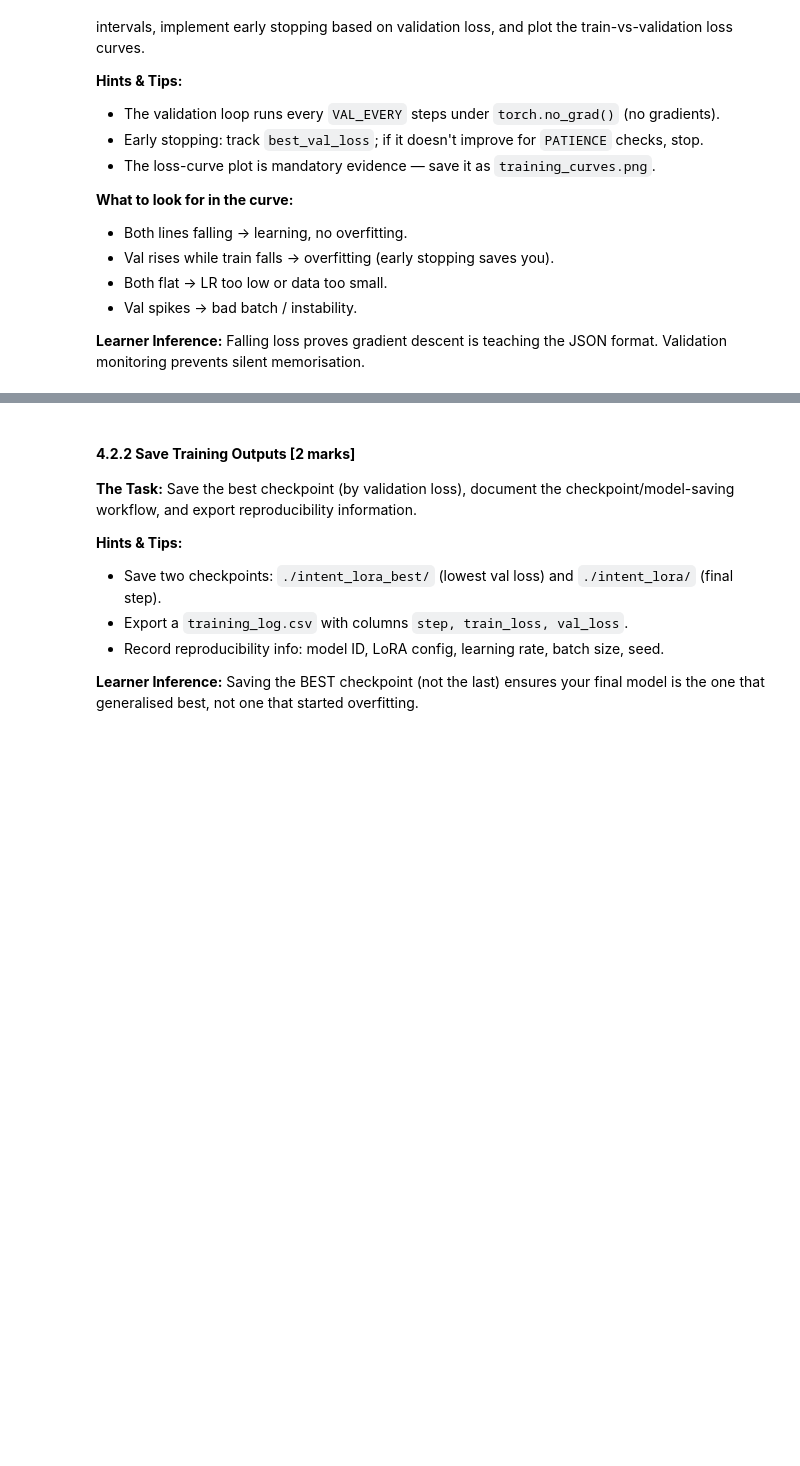
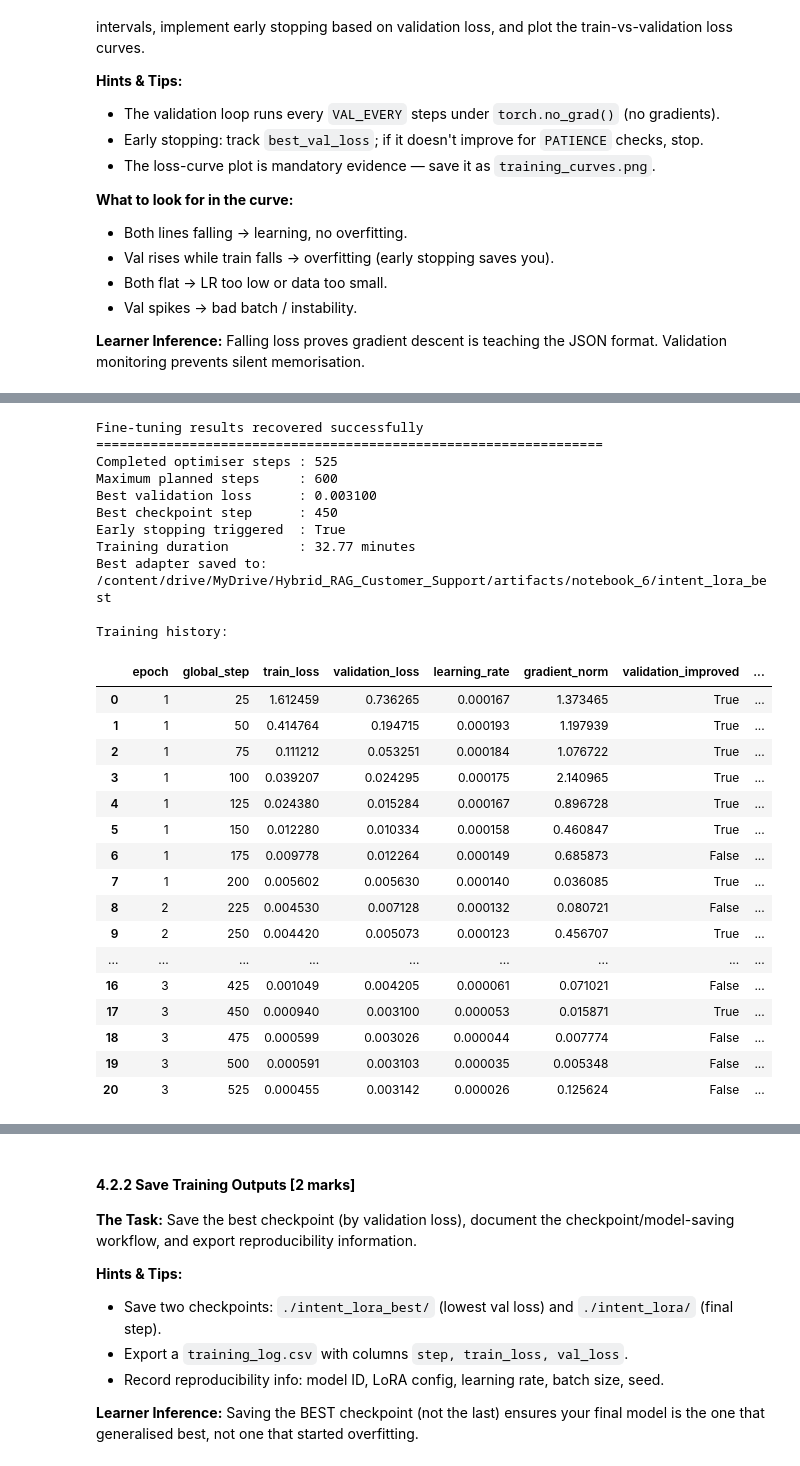
Before and after one commit to akul-bharadwaj/Hybrid-RAG-Customer-Support, a Jupyter notebook: Fine_Tuning_Pipeline.ipynb, the cells around one changed output, grey strips where cells are left out. Drawn from its saved outputs; the diff is of its cells as text; code cells hidden in the pictures; blank space fills up the shorter version.

```diff
--- a/Fine_Tuning_Pipeline.ipynb
+++ b/Fine_Tuning_Pipeline.ipynb
@@ -77,0 +1289,66 @@
+# %%
+import pandas as pd
+import numpy as np
+from IPython.display import display
+
+# Convert the already-populated training history into a DataFrame
+training_log_df = pd.DataFrame(training_history)
+
+if training_log_df.empty:
+    raise RuntimeError(
+        "training_history is empty. Do not continue unless training completed."
+    )
+
+if not BEST_ADAPTER_PATH.exists():
+    raise RuntimeError(
+        f"Best adapter checkpoint was not found at:\n{BEST_ADAPTER_PATH}"
+    )
+
+assert best_global_step is not None
+assert np.isfinite(best_validation_loss)
+
+print("Fine-tuning results recovered successfully")
+print("=" * 65)
+print(f"Completed optimiser steps : {global_step}")
+print(f"Maximum planned steps     : {TOTAL_OPTIMIZER_STEPS}")
+print(f"Best validation loss      : {best_validation_loss:.6f}")
+print(f"Best checkpoint step      : {best_global_step}")
+print(f"Early stopping triggered  : {early_stopping_triggered}")
+print(
+    f"Training duration         : "
+    f"{training_duration_seconds / 60:.2f} minutes"
+)
+print(f"Best adapter saved to:\n{BEST_ADAPTER_PATH}")
+
+print("\nTraining history:")
+display(training_log_df)
+# %% [output]
+Fine-tuning results recovered successfully
+=================================================================
+Completed optimiser steps : 525
+Maximum planned steps     : 600
+Best validation loss      : 0.003100
+Best checkpoint step      : 450
+Early stopping triggered  : True
+Training duration         : 32.77 minutes
+Best adapter saved to:
+/content/drive/MyDrive/Hybrid_RAG_Customer_Support/artifacts/notebook_6/intent_lora_best
+
+Training history:
+|  | epoch | global_step | train_loss | validation_loss | learning_rate | gradient_norm | validation_improved | ... |
+| 0 | 1 | 25 | 1.612459 | 0.736265 | 0.000167 | 1.373465 | True | ... |
+| 1 | 1 | 50 | 0.414764 | 0.194715 | 0.000193 | 1.197939 | True | ... |
+| 2 | 1 | 75 | 0.111212 | 0.053251 | 0.000184 | 1.076722 | True | ... |
+| 3 | 1 | 100 | 0.039207 | 0.024295 | 0.000175 | 2.140965 | True | ... |
+| 4 | 1 | 125 | 0.024380 | 0.015284 | 0.000167 | 0.896728 | True | ... |
+| 5 | 1 | 150 | 0.012280 | 0.010334 | 0.000158 | 0.460847 | True | ... |
+| 6 | 1 | 175 | 0.009778 | 0.012264 | 0.000149 | 0.685873 | False | ... |
+| 7 | 1 | 200 | 0.005602 | 0.005630 | 0.000140 | 0.036085 | True | ... |
+| 8 | 2 | 225 | 0.004530 | 0.007128 | 0.000132 | 0.080721 | False | ... |
+| 9 | 2 | 250 | 0.004420 | 0.005073 | 0.000123 | 0.456707 | True | ... |
+| ... | ... | ... | ... | ... | ... | ... | ... | ... |
+| 16 | 3 | 425 | 0.001049 | 0.004205 | 0.000061 | 0.071021 | False | ... |
+| 17 | 3 | 450 | 0.000940 | 0.003100 | 0.000053 | 0.015871 | True | ... |
+| 18 | 3 | 475 | 0.000599 | 0.003026 | 0.000044 | 0.007774 | False | ... |
+| 19 | 3 | 500 | 0.000591 | 0.003103 | 0.000035 | 0.005348 | False | ... |
+| 20 | 3 | 525 | 0.000455 | 0.003142 | 0.000026 | 0.125624 | False | ... |
```
Also changed, not shown: parts of 22 cells of this notebook.
